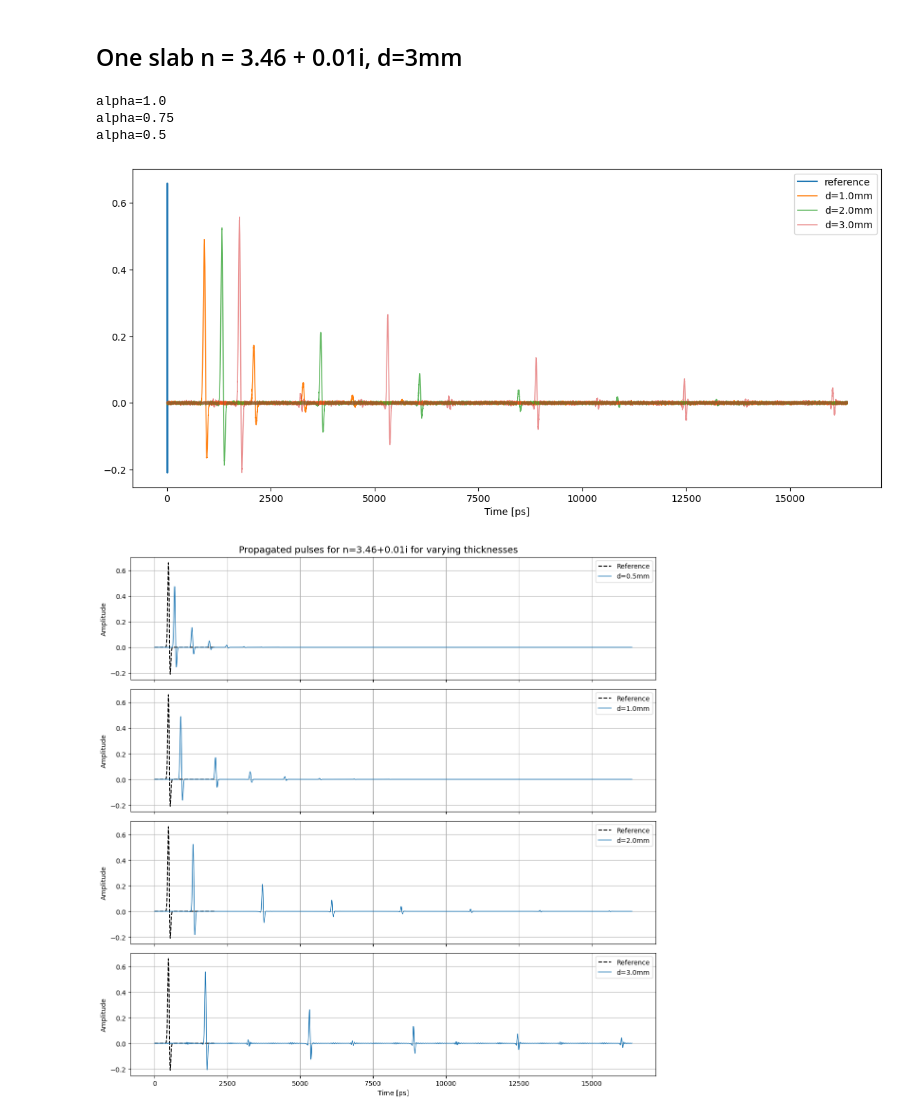
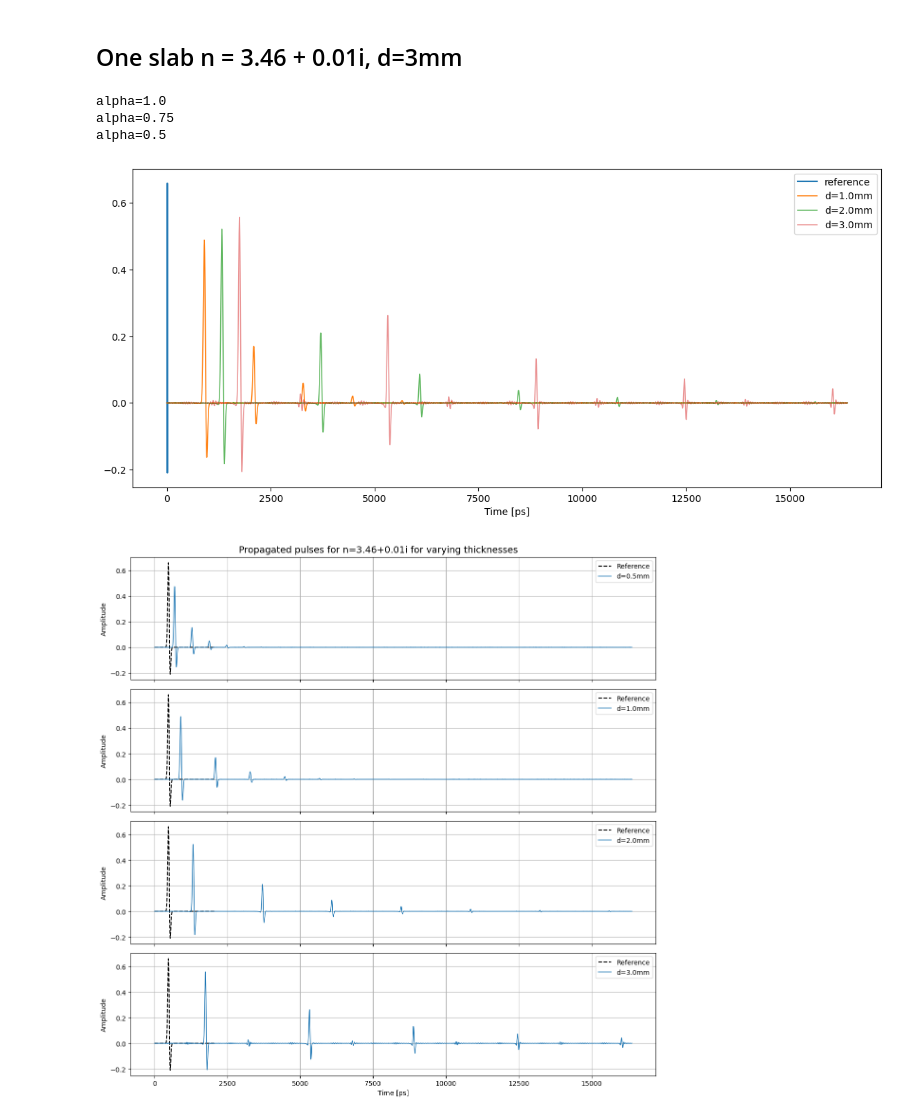
Before and after one commit to Loriginale2000/TerahertzProject, a Jupyter notebook: TheoTHzTDS/THz-TDS/Transfer Matrix Method/code_testing/Simulate_and_extract.ipynb, the cells around one changed output. Drawn from its saved outputs; the diff is of its cells as text; code cells hidden in the pictures.

```diff
--- a/TheoTHzTDS/THz-TDS/Transfer Matrix Method/code_testing/Simulate_and_extract.ipynb
+++ b/TheoTHzTDS/THz-TDS/Transfer Matrix Method/code_testing/Simulate_and_extract.ipynb
@@ -123,32 +123,32 @@ Here's an example of the simulation running muliple layers, n = 2,3,2 and d = 1,
 # %%
 layer1 = [(3.46+0.01j, 3e-3)] #FIRST TERM n, SECOND TERM d.
 layer2 = [(3.46+0.01j, 2e-3)]
 layer3 = [(3.46+0.01j, 1e-3)]
 layer4 = [(3.46+0.01j, 0.5e-3)]
-#layer4, i make it a coment to see how it affects the plot
+
 layers = [layer3, layer2, layer1]
 N = len(layers)
 alpha_final = 0.5  # Desired final opacity
 
 extended_time_range = np.arange(0, 4 * L * deltat, deltat)
 
 plt.figure(figsize=(14,6))
 plt.plot(t_axis * 1e12, x, label='reference')
 
 for i, layer in enumerate(layers, start=1):
     alpha = 1 - ((i - 1) / (N - 1)) * (1 - alpha_final)
-    (T, y) = simulate_parallel(x, layer, deltat, 0.002)
+    (T, y) = simulate_parallel(x, layer, deltat, 0.0001)
     plt.plot(y, label=f'd={layer[0][1] * 1000}mm', linewidth=1.1, alpha=alpha)
     print(f'alpha={alpha}')
 
 plt.xlabel('Time [ps]')
 plt.legend()
 plt.show()
 # %% [output]
 alpha=1.0
 alpha=0.75
 alpha=0.5
-[figure, old version]
+[figure, new version]
 # %%
 layers = [layer4, layer3, layer2, layer1]
 N = len(layers)
```
Also changed, not shown: parts of 1 cell of this notebook, 14 other files.
